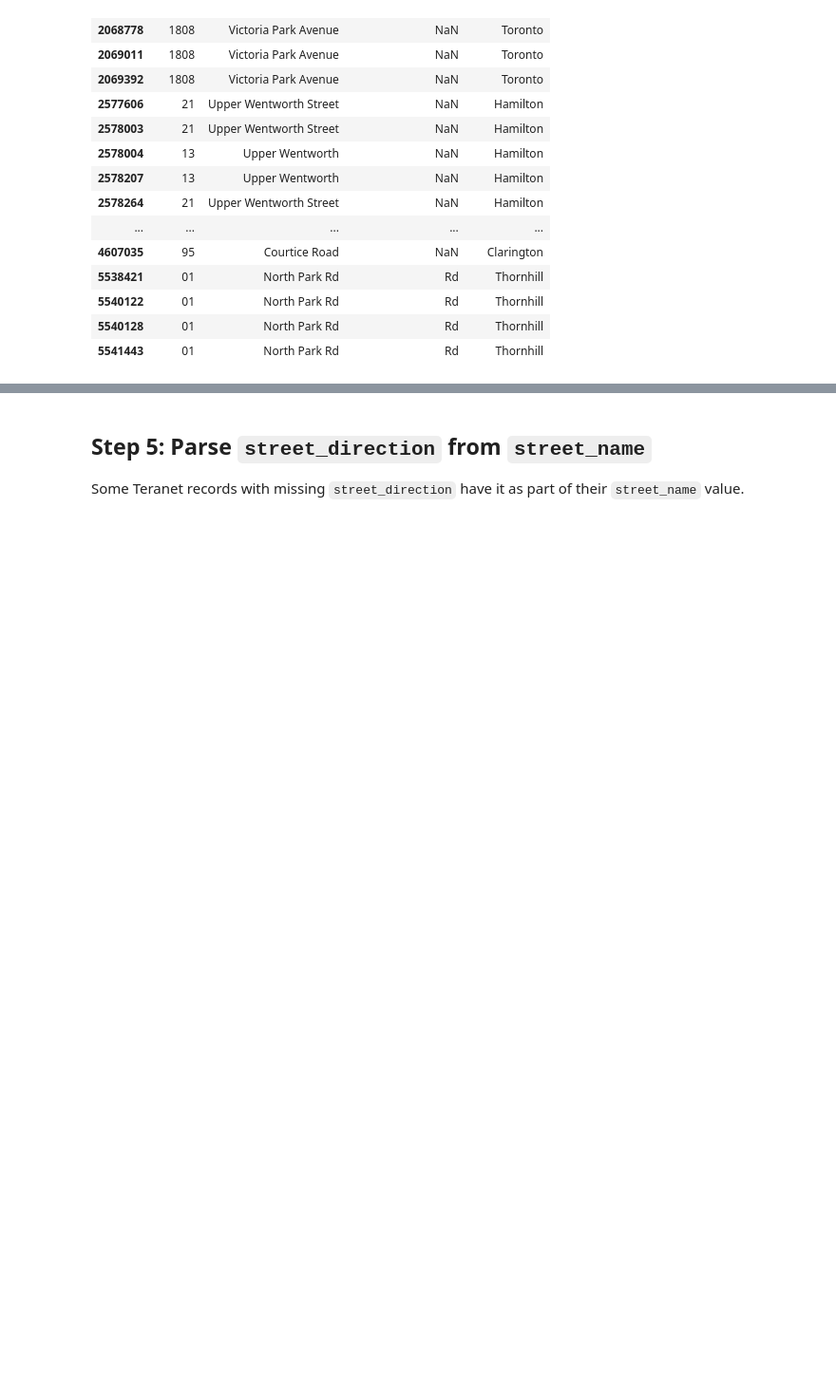
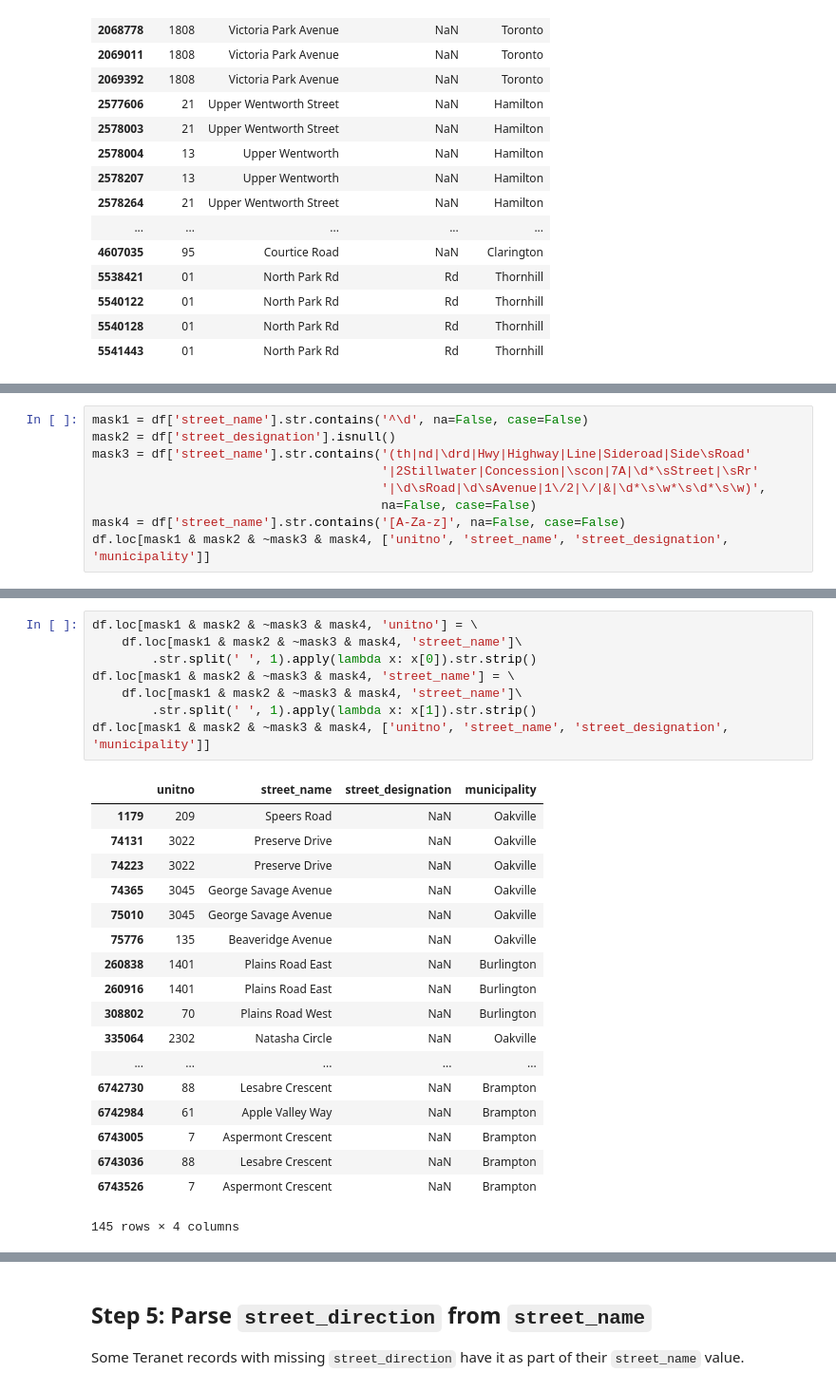
Before and after one commit to stepan-o/geo, a Jupyter notebook: notebooks/2.scrub/2.2_teranet_consistency.ipynb, the cells around one changed output, grey strips where cells are left out. Shown at 95% size. Saved outputs shown, nothing was run; the diff lists cells and outputs as text; blank space fills up the shorter version.

Commit message:
parse 'unitno' from 'street_name'

```diff
--- a/notebooks/2.scrub/2.2_teranet_consistency.ipynb
+++ b/notebooks/2.scrub/2.2_teranet_consistency.ipynb
@@ -519,0 +568,9 @@ df.loc[mask1 & ~mask2, ['unitno', 'street_name', 'street_designation', 'municipa
+# %%
+mask1 = df['street_name'].str.contains('^\d', na=False, case=False)
+mask2 = df['street_designation'].isnull()
+mask3 = df['street_name'].str.contains('(th|nd|\drd|Hwy|Highway|Line|Sideroad|Side\sRoad'
+                                       '|2Stillwater|Concession|\scon|7A|\d*\sStreet|\sRr'
+                                       '|\d\sRoad|\d\sAvenue|1\/2|\/|&|\d*\s\w*\s\d*\s\w)',
+                                       na=False, case=False)
+mask4 = df['street_name'].str.contains('[A-Za-z]', na=False, case=False)
+df.loc[mask1 & mask2 & ~mask3 & mask4, ['unitno', 'street_name', 'street_designation', 'municipality']]
@@ -519,0 +596,27 @@ df.loc[mask1 & ~mask2, ['unitno', 'street_name', 'street_designation', 'municipa
+# %%
+df.loc[mask1 & mask2 & ~mask3 & mask4, 'unitno'] = \
+    df.loc[mask1 & mask2 & ~mask3 & mask4, 'street_name']\
+        .str.split(' ', 1).apply(lambda x: x[0]).str.strip()
+df.loc[mask1 & mask2 & ~mask3 & mask4, 'street_name'] = \
+    df.loc[mask1 & mask2 & ~mask3 & mask4, 'street_name']\
+        .str.split(' ', 1).apply(lambda x: x[1]).str.strip()
+df.loc[mask1 & mask2 & ~mask3 & mask4, ['unitno', 'street_name', 'street_designation', 'municipality']]
+# %% [output]
+|  | unitno | street_name | street_designation | municipality |
+| 1179 | 209 | Speers Road | NaN | Oakville |
+| 74131 | 3022 | Preserve Drive | NaN | Oakville |
+| 74223 | 3022 | Preserve Drive | NaN | Oakville |
+| 74365 | 3045 | George Savage Avenue | NaN | Oakville |
+| 75010 | 3045 | George Savage Avenue | NaN | Oakville |
+| 75776 | 135 | Beaveridge Avenue | NaN | Oakville |
+| 260838 | 1401 | Plains Road East | NaN | Burlington |
+| 260916 | 1401 | Plains Road East | NaN | Burlington |
+| 308802 | 70 | Plains Road West | NaN | Burlington |
+| 335064 | 2302 | Natasha Circle | NaN | Oakville |
+| ... | ... | ... | ... | ... |
+| 6742730 | 88 | Lesabre Crescent | NaN | Brampton |
+| 6742984 | 61 | Apple Valley Way | NaN | Brampton |
+| 6743005 | 7 | Aspermont Crescent | NaN | Brampton |
+| 6743036 | 88 | Lesabre Crescent | NaN | Brampton |
+| 6743526 | 7 | Aspermont Crescent | NaN | Brampton |
+145 rows × 4 columns
```
Also changed, not shown: parts of 33 cells of this notebook.
